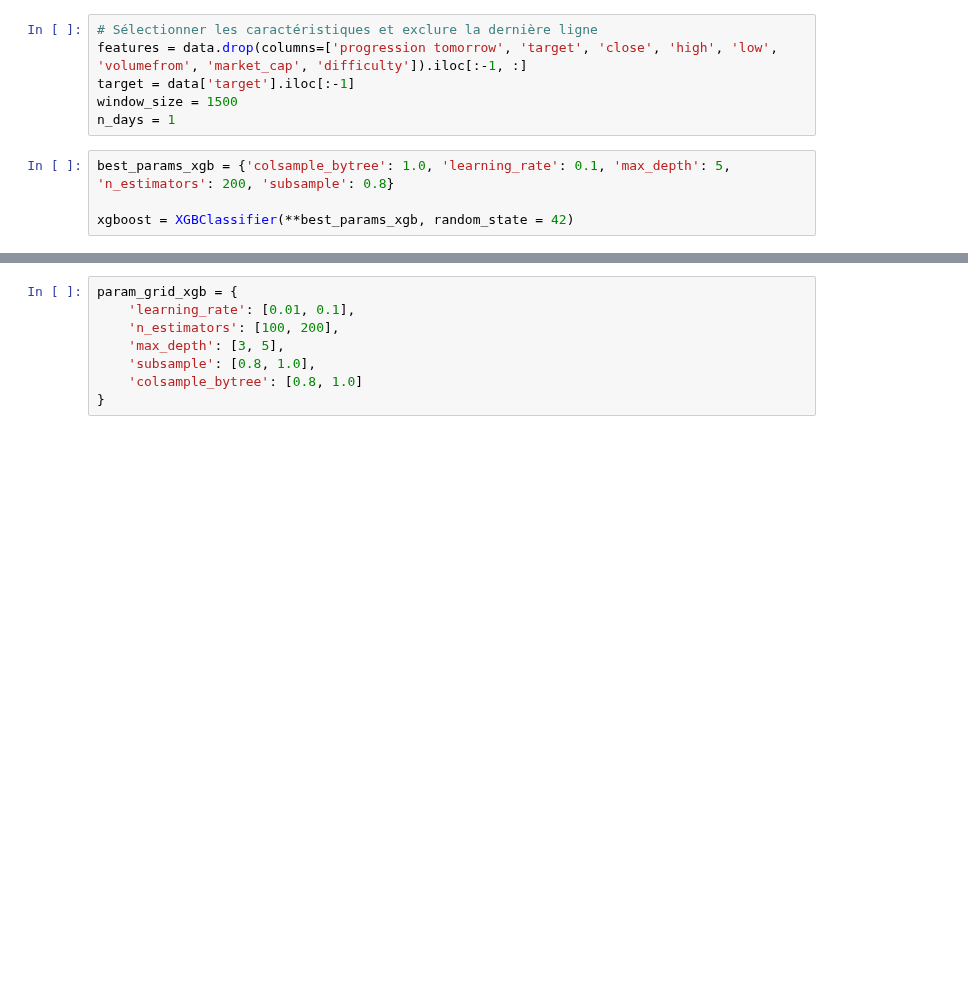
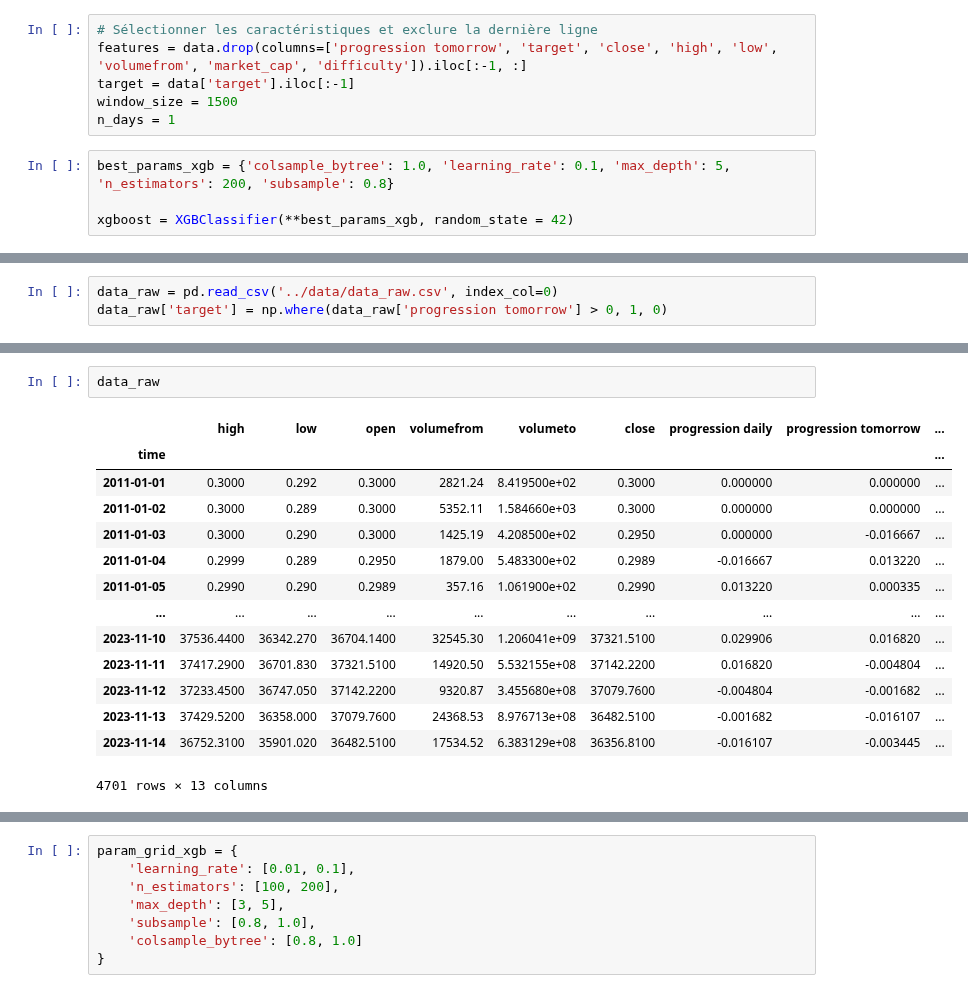
Before and after one commit to ThomasMeb/Alla2, a Jupyter notebook: notebooks/training_xgboost.ipynb, the cells around one changed output, grey strips where cells are left out. Drawn from its saved outputs; the diff is of its cells as text; blank space fills up the shorter version.

```diff
--- a/notebooks/training_xgboost.ipynb
+++ b/notebooks/training_xgboost.ipynb
@@ -113,0 +190,3 @@ train_model_proba_metric(data, xgboost, features, target, window_size, n_days)
+# %%
+data_raw = pd.read_csv('../data/data_raw.csv', index_col=0)
+data_raw['target'] = np.where(data_raw['progression tomorrow'] > 0, 1, 0)
@@ -113,0 +271,17 @@ train_model_proba_metric(data, xgboost, features, target, window_size, n_days)
+# %%
+data_raw
+# %% [output]
+|  | high | low | open | volumefrom | volumeto | close | progression daily | progression tomorrow | ... |
+| time |  |  |  |  |  |  |  |  | ... |
+| 2011-01-01 | 0.3000 | 0.292 | 0.3000 | 2821.24 | 8.419500e+02 | 0.3000 | 0.000000 | 0.000000 | ... |
+| 2011-01-02 | 0.3000 | 0.289 | 0.3000 | 5352.11 | 1.584660e+03 | 0.3000 | 0.000000 | 0.000000 | ... |
+| 2011-01-03 | 0.3000 | 0.290 | 0.3000 | 1425.19 | 4.208500e+02 | 0.2950 | 0.000000 | -0.016667 | ... |
+| 2011-01-04 | 0.2999 | 0.289 | 0.2950 | 1879.00 | 5.483300e+02 | 0.2989 | -0.016667 | 0.013220 | ... |
+| 2011-01-05 | 0.2990 | 0.290 | 0.2989 | 357.16 | 1.061900e+02 | 0.2990 | 0.013220 | 0.000335 | ... |
+| ... | ... | ... | ... | ... | ... | ... | ... | ... | ... |
+| 2023-11-10 | 37536.4400 | 36342.270 | 36704.1400 | 32545.30 | 1.206041e+09 | 37321.5100 | 0.029906 | 0.016820 | ... |
+| 2023-11-11 | 37417.2900 | 36701.830 | 37321.5100 | 14920.50 | 5.532155e+08 | 37142.2200 | 0.016820 | -0.004804 | ... |
+| 2023-11-12 | 37233.4500 | 36747.050 | 37142.2200 | 9320.87 | 3.455680e+08 | 37079.7600 | -0.004804 | -0.001682 | ... |
+| 2023-11-13 | 37429.5200 | 36358.000 | 37079.7600 | 24368.53 | 8.976713e+08 | 36482.5100 | -0.001682 | -0.016107 | ... |
+| 2023-11-14 | 36752.3100 | 35901.020 | 36482.5100 | 17534.52 | 6.383129e+08 | 36356.8100 | -0.016107 | -0.003445 | ... |
+4701 rows × 13 columns
```
Also changed, not shown: parts of 10 cells of this notebook, 2 other files.
